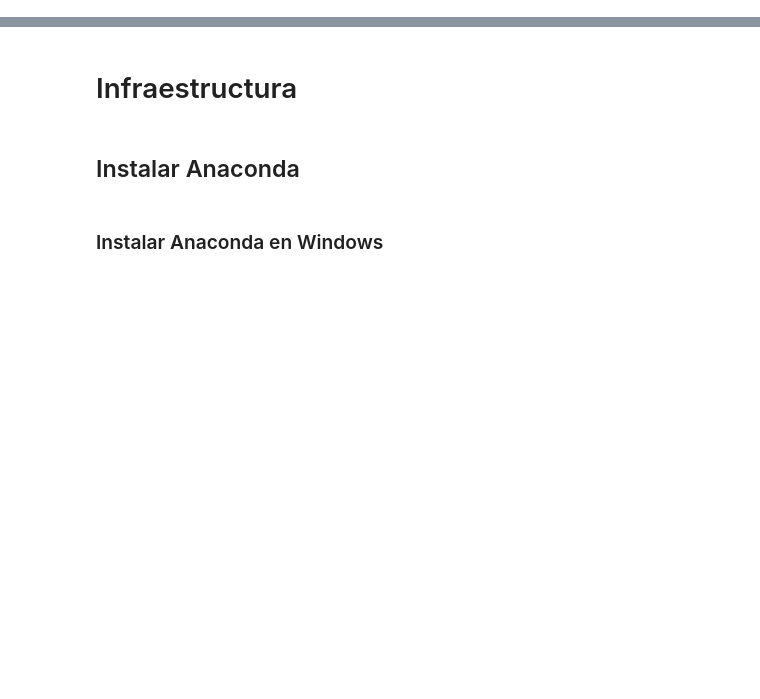
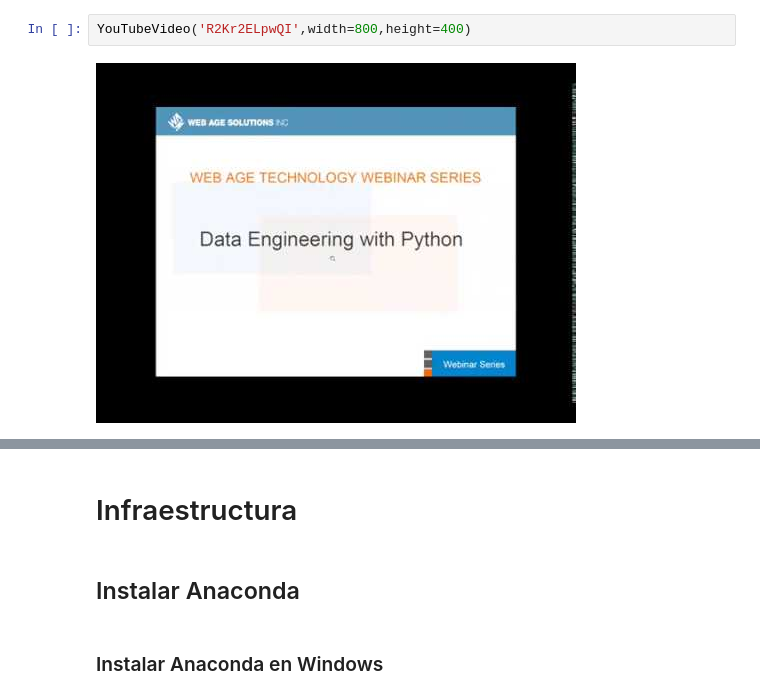
Before and after one commit to ferlucio2019/clases, a Jupyter notebook: inicio.ipynb, the cells around one changed output, grey strips where cells are left out. Saved outputs shown, nothing was run; the diff lists cells and outputs as text; blank space fills up the shorter version.

```diff
--- a/inicio.ipynb
+++ b/inicio.ipynb
@@ -0,0 +25,4 @@
+# %%
+YouTubeVideo('R2Kr2ELpwQI',width=800,height=400)
+# %% [output]
+[figure, added]
```
Also changed, not shown: parts of 20 cells of this notebook.
